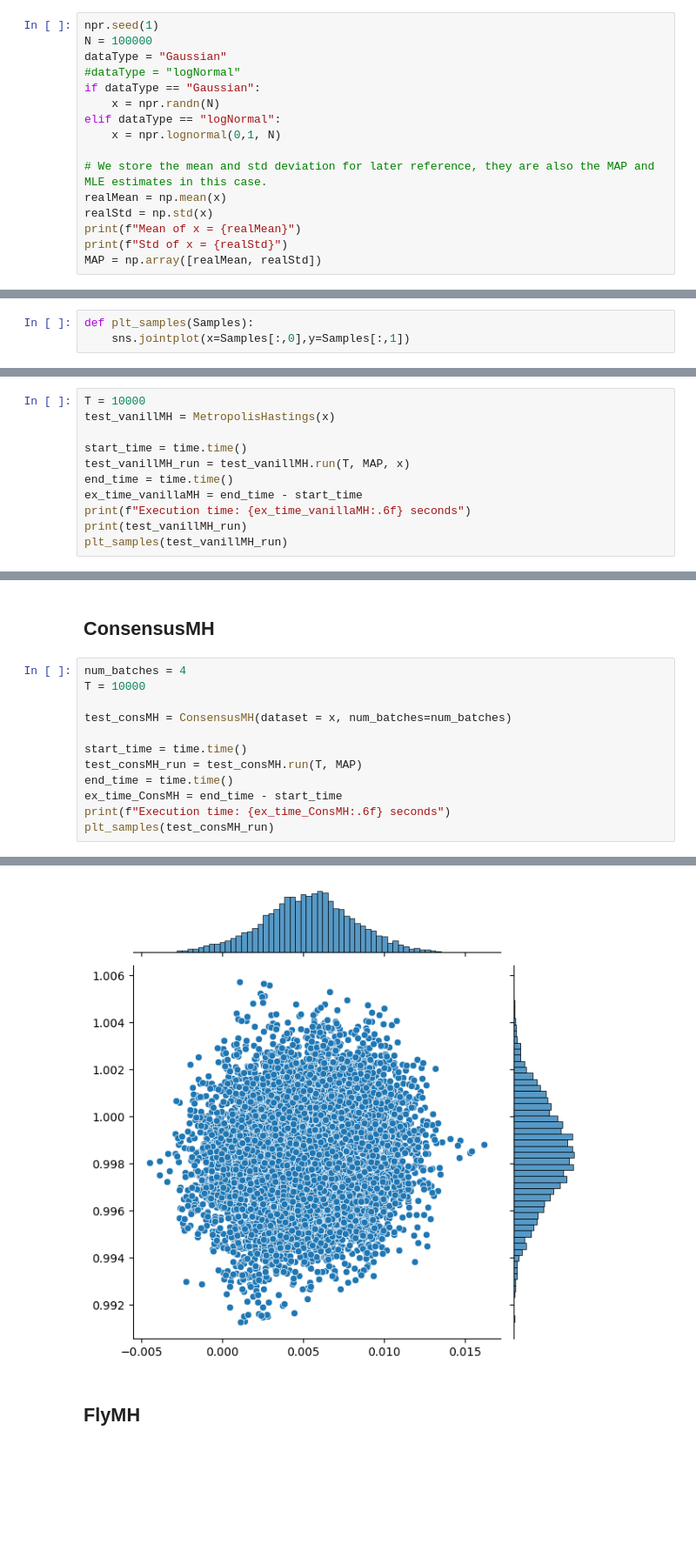
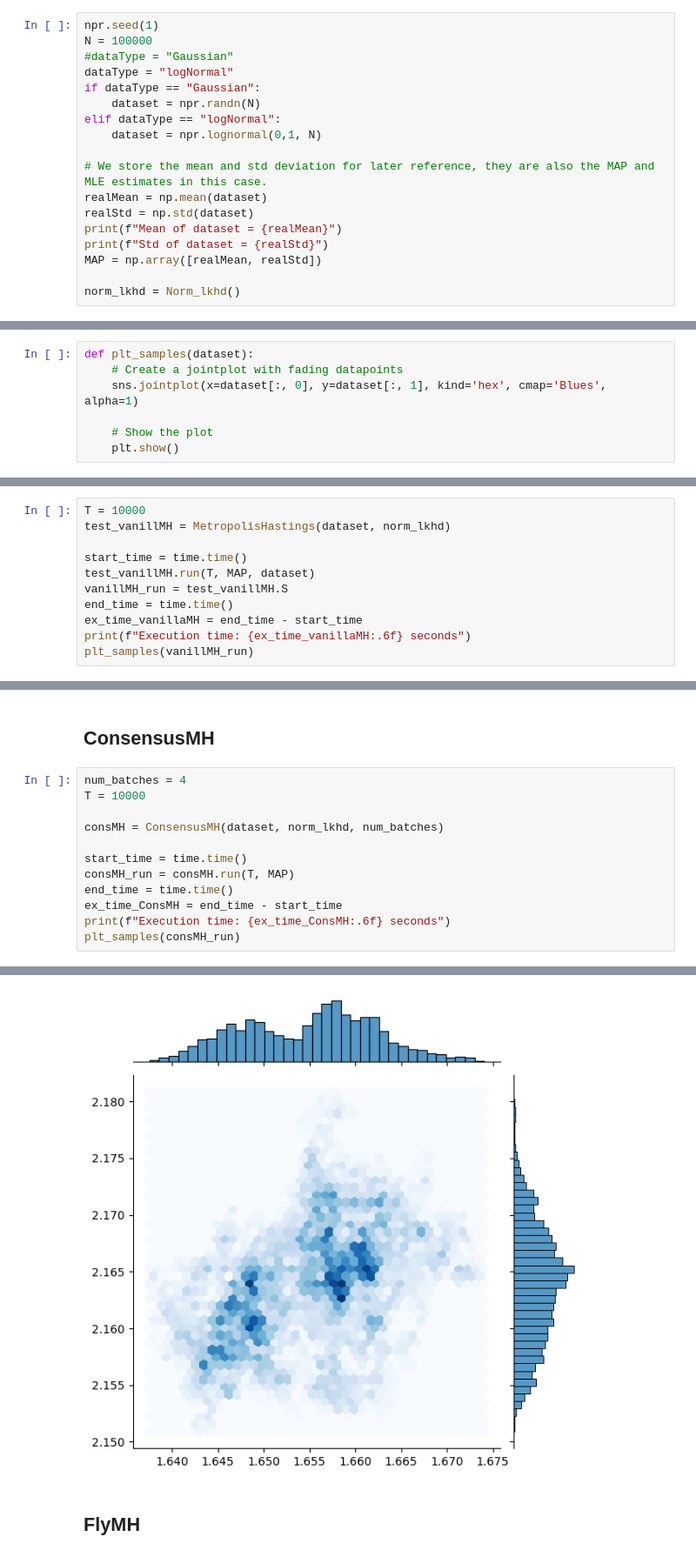
Before and after one commit to fnnrth/bt_MCMC_big_data, a Jupyter notebook: Main.ipynb, the cells around one changed output, grey strips where cells are left out. Shown: that part at 87% size. Cells and saved outputs as stored; diff of their text form; blank space fills up the shorter version.

```diff
--- a/Main.ipynb
+++ b/Main.ipynb
@@ -12,17 +14,19 @@ from csMALA import csMALA
 # %%
 npr.seed(1)
 N = 100000
-dataType = "Gaussian"
-#dataType = "logNormal"
+#dataType = "Gaussian"
+dataType = "logNormal"
 if dataType == "Gaussian":
-    x = npr.randn(N)
+    dataset = npr.randn(N)
 elif dataType == "logNormal":
-    x = npr.lognormal(0,1, N)
+    dataset = npr.lognormal(0,1, N)
 
 # We store the mean and std deviation for later reference, they are also the MAP and MLE estimates in this case.
-realMean = np.mean(x)
-realStd = np.std(x)
-print(f"Mean of x = {realMean}")
-print(f"Std of x = {realStd}")
+realMean = np.mean(dataset)
+realStd = np.std(dataset)
+print(f"Mean of dataset = {realMean}")
+print(f"Std of dataset = {realStd}")
 MAP = np.array([realMean, realStd])
+
+norm_lkhd = Norm_lkhd()
 # %% [output]
@@ -33,6 +35,10 @@ Std of x = 0.9983292735417362
-# %%
-def plt_samples(Samples):
-    sns.jointplot(x=Samples[:,0],y=Samples[:,1])
+# %%
+def plt_samples(dataset):
+    # Create a jointplot with fading datapoints
+    sns.jointplot(x=dataset[:, 0], y=dataset[:, 1], kind='hex', cmap='Blues', alpha=1)
+
+    # Show the plot
+    plt.show()
 # %%
 def compute_autocorrelation(arr):
     n = len(arr)
@@ -58,12 +76,12 @@ def compute_bvm(data):
 # %%
 T = 10000
-test_vanillMH = MetropolisHastings(x)
+test_vanillMH = MetropolisHastings(dataset, norm_lkhd)
 
 start_time = time.time()
-test_vanillMH_run = test_vanillMH.run(T, MAP, x)
+test_vanillMH.run(T, MAP, dataset)
+vanillMH_run = test_vanillMH.S
 end_time = time.time()
 ex_time_vanillaMH = end_time - start_time
 print(f"Execution time: {ex_time_vanillaMH:.6f} seconds")
-print(test_vanillMH_run)
-plt_samples(test_vanillMH_run)
+plt_samples(vanillMH_run)
 # %% [output]
@@ -82,12 +93,12 @@ Execution time: 4.054185 seconds
 num_batches = 4
 T = 10000
 
-test_consMH = ConsensusMH(dataset = x, num_batches=num_batches)
+consMH = ConsensusMH(dataset, norm_lkhd, num_batches)
 
 start_time = time.time()
-test_consMH_run = test_consMH.run(T, MAP)
+consMH_run = consMH.run(T, MAP)
 end_time = time.time()
 ex_time_ConsMH = end_time - start_time
 print(f"Execution time: {ex_time_ConsMH:.6f} seconds")
-plt_samples(test_consMH_run)
+plt_samples(consMH_run)
 # %% [output]
@@ -95,4 +122,4 @@ Execution time: 5.990978 seconds
-[figure, old version]
+[figure, new version]
 # %% [markdown]
 ## FlyMH
 # %%
```
Also changed, not shown: parts of 11 cells of this notebook, 5 other files.
